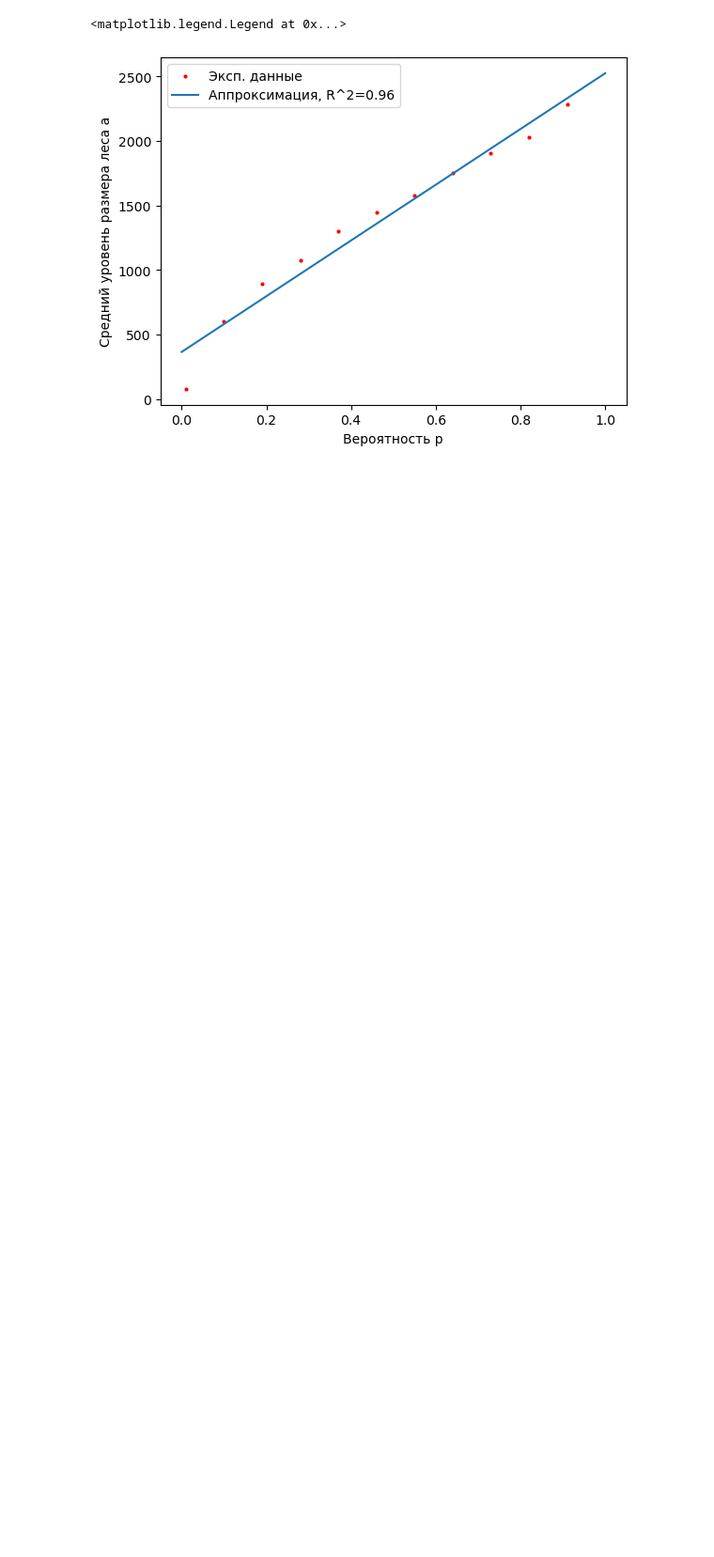
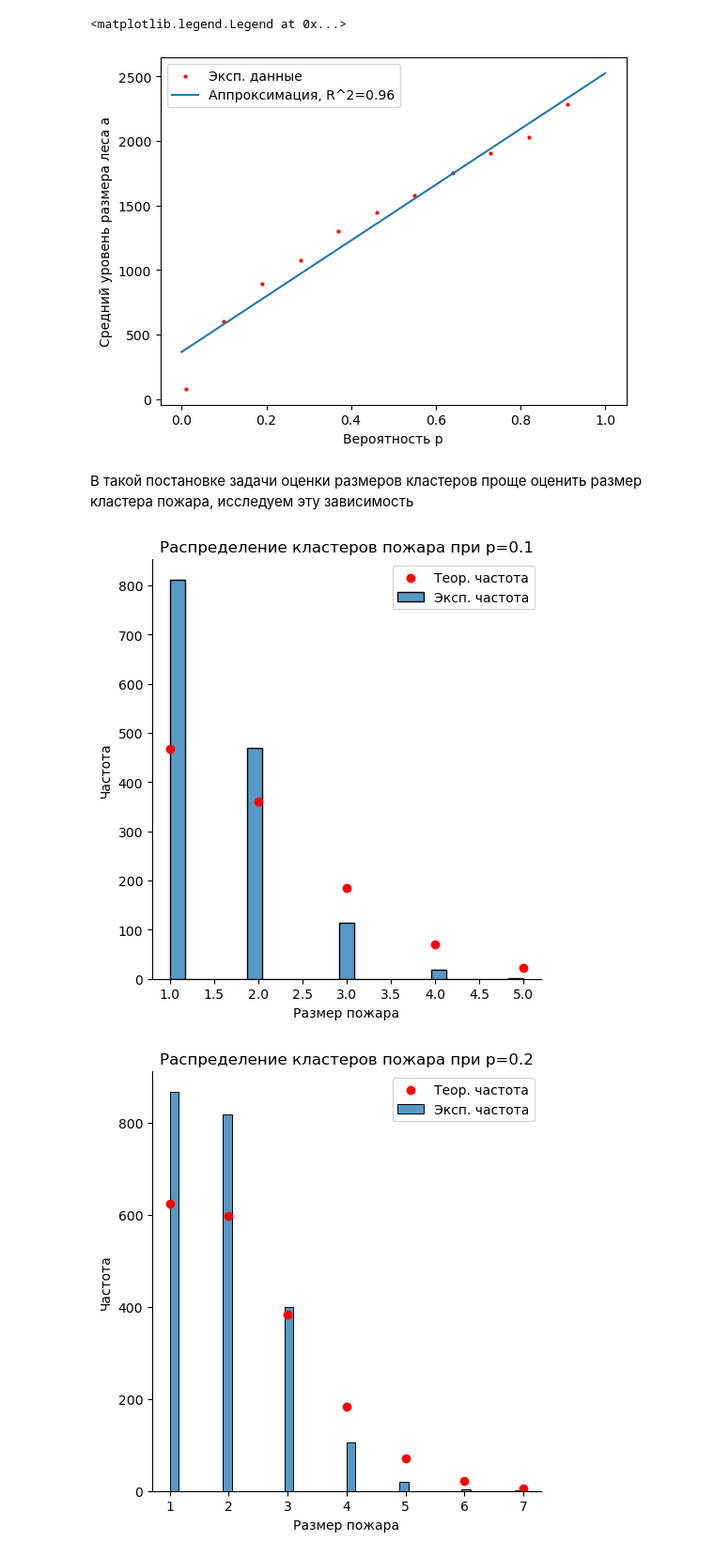
Before and after one commit to EHAT32/mathModelling, a Jupyter notebook: hw2/lab.ipynb, the cells around one changed output. Shown at 94% size. Cells and saved outputs as stored; diff of their text form; code cells hidden in the pictures; blank space fills up the shorter version.

Commit message:
added poisson

```diff
--- a/hw2/lab.ipynb
+++ b/hw2/lab.ipynb
@@ -14,11 +16,14 @@ import numpy as np
 # %%
 class ForestField:
-    def __init__(self, n=5, p = 0.6) -> None:
+    def __init__(self, n=5, p = 0.6, smallSize = 50) -> None:
         self.n = n
         self.field = np.zeros((self.n, self.n), dtype=np.int32)
         self.p = p
         self.treesPreFire = []
         self.treesPostFire = []
+        self.fireSize = []
+        self.smallSize = smallSize
+        self.smallArea = []
         self.dirt = 0
         self.tree = 1
         self.fire = -1
@@ -35,9 +40,11 @@ class ForestField:
             self.field[cell[0], cell[1]] = self.fire
         #fire spread
         self.fireSpread(burnAll)
+        self.fireSize.append(self.countFire())
         #fire extinguish
         self.field[self.field == self.fire] = self.dirt
         self.treesPostFire.append(self.countTrees())
+        self.smallArea.append(self.countSmallArea())
 
     def fireSpread(self, burnAll = False):
         dx = [-1, 0, 1, 0, -1, -1, 1, 1]
@@ -60,6 +67,14 @@ class ForestField:
 
     def countTrees(self):
         return np.sum(self.field[self.field == self.tree])
+
+    def countFire(self):
+        return -np.sum(self.field[self.field == self.fire])
+
+    def countSmallArea(self):
+        idx = int(self.n / 2 - self.smallSize / 2)
+        area = self.field[idx:idx+self.smallSize, idx:idx+self.smallSize]
+        return np.sum(area[area == self.tree])
 # %% [markdown]
 Посмотрим на численность леса в течение продолжительного времени и исследуем распределение леса по его размеру
 # %%
@@ -116,3 +129,25 @@ plt.legend()
 # %% [output]
 <matplotlib.legend.Legend at 0x...>
 [figure]
+# %% [markdown]
+В такой постановке задачи оценки размеров кластеров проще оценить размер кластера пожара, исследуем эту зависимость
+# %%
+p_vals = np.arange(0.1, 1, 0.1)
+lambda_vals = []
+for p in p_vals:
+    forest = ForestField(n=100, p=p, smallSize=30)
+    for _ in range(30000):
+        forest.step()
+    fire = np.array(forest.fireSize)
+    fire = fire[fire != 0]
+    int_vals = np.arange(np.min(fire), np.max(fire) + 1)
+    lambda_exp = np.mean(fire)
+    lambda_vals.append(lambda_exp)
+    poisson_probs_scipy = poisson.pmf(int_vals, lambda_exp) * len(fire)
+    ax = sns.displot(fire, label = "Эксп. частота")
+    ax.set(xlabel="Размер пожара", ylabel="Частота", title=f"Распределение кластеров пожара при p={np.round(p, 2)}")
+    plt.scatter(int_vals, poisson_probs_scipy, color='red', label='Теор. частота')
+    plt.legend()
+# %% [output]
+[figure, added]
+[figure, added]
```
Also changed, not shown: parts of 7 cells of this notebook, 1 other file.
